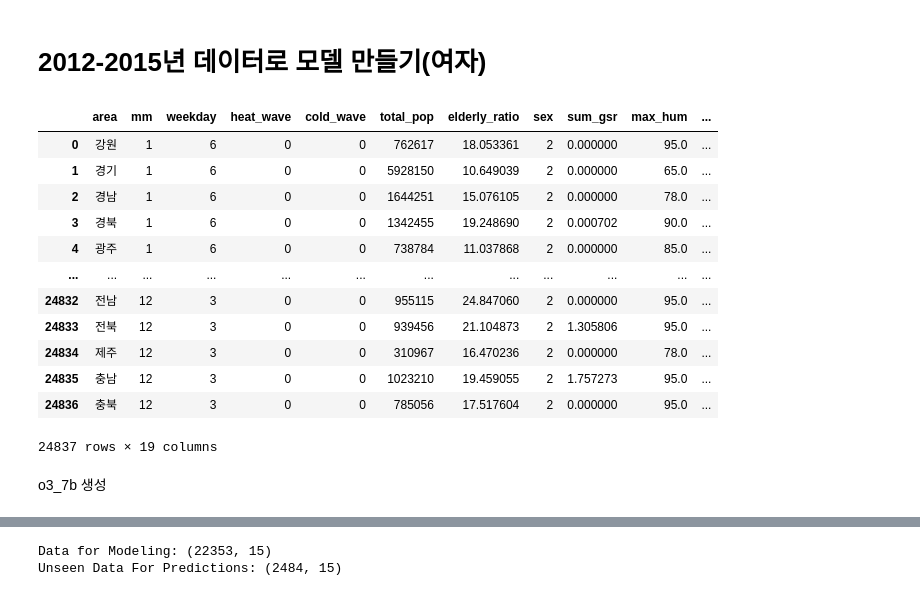
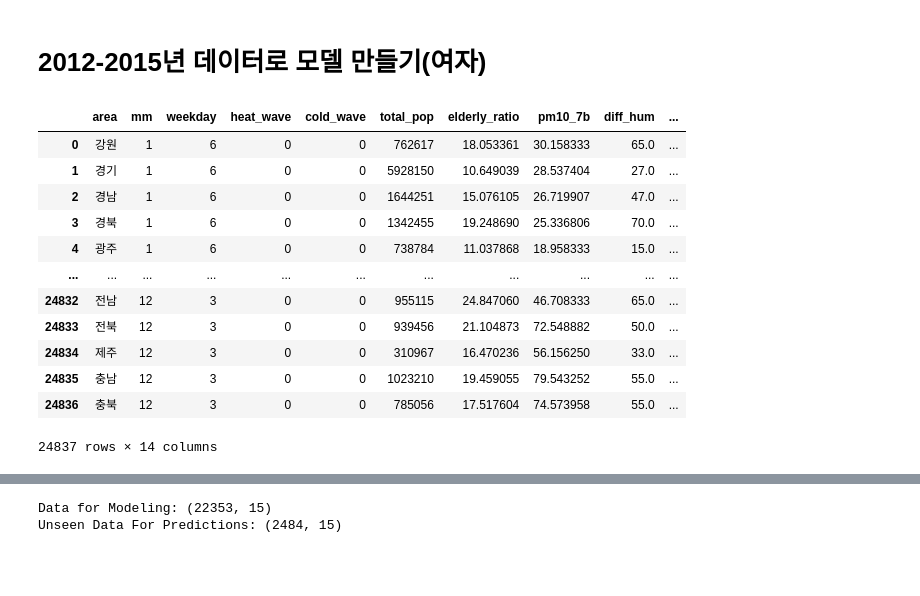
Before and after one commit to leech2193/weather_hospital_sowhat, a Jupyter notebook: 20220804_verification_eseul.ipynb, the cells around one changed output, grey strips where cells are left out. Cells and saved outputs as stored; diff of their text form; code cells hidden in the pictures; blank space fills up the shorter version.

```diff
--- a/20220804_verification_eseul.ipynb
+++ b/20220804_verification_eseul.ipynb
@@ -239,41 +242,41 @@ evaluate_model(male_final_model)
 # %%
 dataset_f = pd.read_csv('Z:/공모전/날씨빅데이터콘테스트(공유)/data/test/hospital_female_0802_test2.csv', encoding='cp949')
 dataset_female = dataset_f[dataset_f['yyyy'].astype(str).str.contains('2012|2013|2014|2015')].reset_index(drop=True)#2016년 전만 추출
 # female_df = dataset_female[['area','mm','weekday','heat_wave','cold_wave','total_pop','elderly_ratio',
 #           'pm10_7b','diff_hum','diff_temp','avg_ps',
 #           'avg_age','min_max_ps', 'sum_rn','frequency']]
 
 f_cols = ['area','mm','weekday','heat_wave','cold_wave','total_pop','elderly_ratio','sex',
         'sum_gsr','max_hum',
         'pm10_7b','diff_hum','diff_temp','avg_ps',
         'o3','avg_age','min_max_ps', 'avg_hum','frequency']
 
 f_cols_1 = ['area', 'mm', 'weekday', 'heat_wave', 'cold_wave', 'total_pop', 'elderly_ratio',
             'pm10_7b', 'diff_hum', 'diff_temp', 'avg_ps',
             'avg_age', 'min_max_ps',  'sum_rn', 'frequency']
 
-# cols = ['area', 'mm', 'weekday', 'sum_gsr', 'sum_rn',
-#        'avg_ps', 'max_ps', 'min_ps', 'so2', 'o3', 'pm10', 'sex', 'elderly_pop',
-#        'total_pop', 'elderly_ratio', 'avg_age', 'min_max_ps',
-#        'heat_wave', 'cold_wave', 'min_hum', 'max_hum', 'avg_hum', 'diff_hum',
-#        'min_temp', 'max_temp', 'avg_temp', 'diff_temp', 'pm10_3b', 'pm10_7b',
-#        'pm10_31b', 'frequency']
+f_cols_2 = ['area','mm','weekday','heat_wave','cold_wave','total_pop','elderly_ratio','sex',
+        'sum_gsr','max_hum',
+        'pm10_7b','diff_hum','diff_temp','avg_ps',
+        'avg_age','min_max_ps', 'avg_hum','frequency']
 
-female_df = dataset_female[f_cols]
+f_cols_3 = ['area', 'mm', 'weekday', 'heat_wave', 'cold_wave', 'total_pop', 'elderly_ratio',
+            'pm10_7b', 'diff_hum', 'diff_temp', 'avg_ps',
+            'avg_age', 'min_max_ps',  'frequency']
+
+female_df = dataset_female[f_cols_3]
 female_df
 # %% [output]
-|  | area | mm | weekday | heat_wave | cold_wave | total_pop | elderly_ratio | sex | sum_gsr | max_hum | ... |
-| 0 | 강원 | 1 | 6 | 0 | 0 | 762617 | 18.053361 | 2 | 0.000000 | 95.0 | ... |
-| 1 | 경기 | 1 | 6 | 0 | 0 | 5928150 | 10.649039 | 2 | 0.000000 | 65.0 | ... |
-| 2 | 경남 | 1 | 6 | 0 | 0 | 1644251 | 15.076105 | 2 | 0.000000 | 78.0 | ... |
-| 3 | 경북 | 1 | 6 | 0 | 0 | 1342455 | 19.248690 | 2 | 0.000702 | 90.0 | ... |
-| 4 | 광주 | 1 | 6 | 0 | 0 | 738784 | 11.037868 | 2 | 0.000000 | 85.0 | ... |
-| ... | ... | ... | ... | ... | ... | ... | ... | ... | ... | ... | ... |
-| 24832 | 전남 | 12 | 3 | 0 | 0 | 955115 | 24.847060 | 2 | 0.000000 | 95.0 | ... |
-| 24833 | 전북 | 12 | 3 | 0 | 0 | 939456 | 21.104873 | 2 | 1.305806 | 95.0 | ... |
-| 24834 | 제주 | 12 | 3 | 0 | 0 | 310967 | 16.470236 | 2 | 0.000000 | 78.0 | ... |
-| 24835 | 충남 | 12 | 3 | 0 | 0 | 1023210 | 19.459055 | 2 | 1.757273 | 95.0 | ... |
-| 24836 | 충북 | 12 | 3 | 0 | 0 | 785056 | 17.517604 | 2 | 0.000000 | 95.0 | ... |
+|  | area | mm | weekday | heat_wave | cold_wave | total_pop | elderly_ratio | pm10_7b | diff_hum | ... |
+| 0 | 강원 | 1 | 6 | 0 | 0 | 762617 | 18.053361 | 30.158333 | 65.0 | ... |
+| 1 | 경기 | 1 | 6 | 0 | 0 | 5928150 | 10.649039 | 28.537404 | 27.0 | ... |
+| 2 | 경남 | 1 | 6 | 0 | 0 | 1644251 | 15.076105 | 26.719907 | 47.0 | ... |
+| 3 | 경북 | 1 | 6 | 0 | 0 | 1342455 | 19.248690 | 25.336806 | 70.0 | ... |
+| 4 | 광주 | 1 | 6 | 0 | 0 | 738784 | 11.037868 | 18.958333 | 15.0 | ... |
+| ... | ... | ... | ... | ... | ... | ... | ... | ... | ... | ... |
+| 24832 | 전남 | 12 | 3 | 0 | 0 | 955115 | 24.847060 | 46.708333 | 65.0 | ... |
+| 24833 | 전북 | 12 | 3 | 0 | 0 | 939456 | 21.104873 | 72.548882 | 50.0 | ... |
+| 24834 | 제주 | 12 | 3 | 0 | 0 | 310967 | 16.470236 | 56.156250 | 33.0 | ... |
+| 24835 | 충남 | 12 | 3 | 0 | 0 | 1023210 | 19.459055 | 79.543252 | 55.0 | ... |
+| 24836 | 충북 | 12 | 3 | 0 | 0 | 785056 | 17.517604 | 74.573958 | 55.0 | ... |
-24837 rows × 19 columns
+24837 rows × 14 columns
-# %% [markdown]
-o3_7b 생성
```
Also changed, not shown: parts of 45 cells of this notebook, 6 other files.
